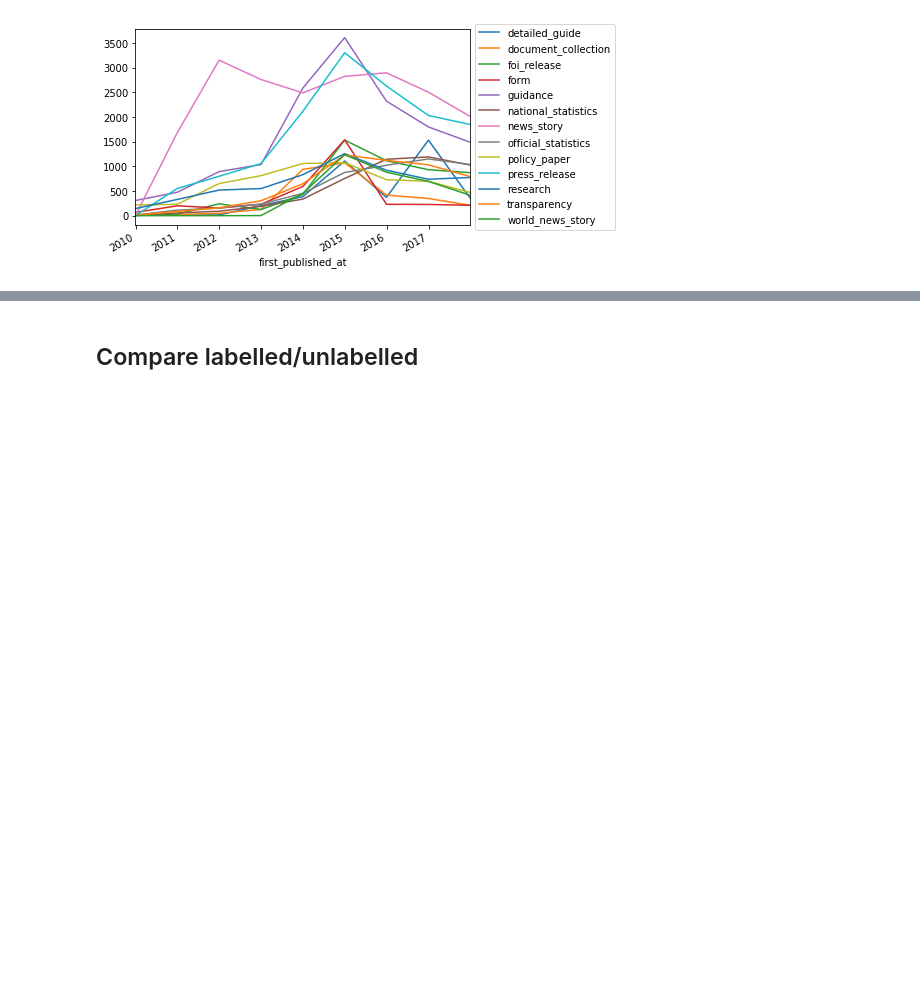
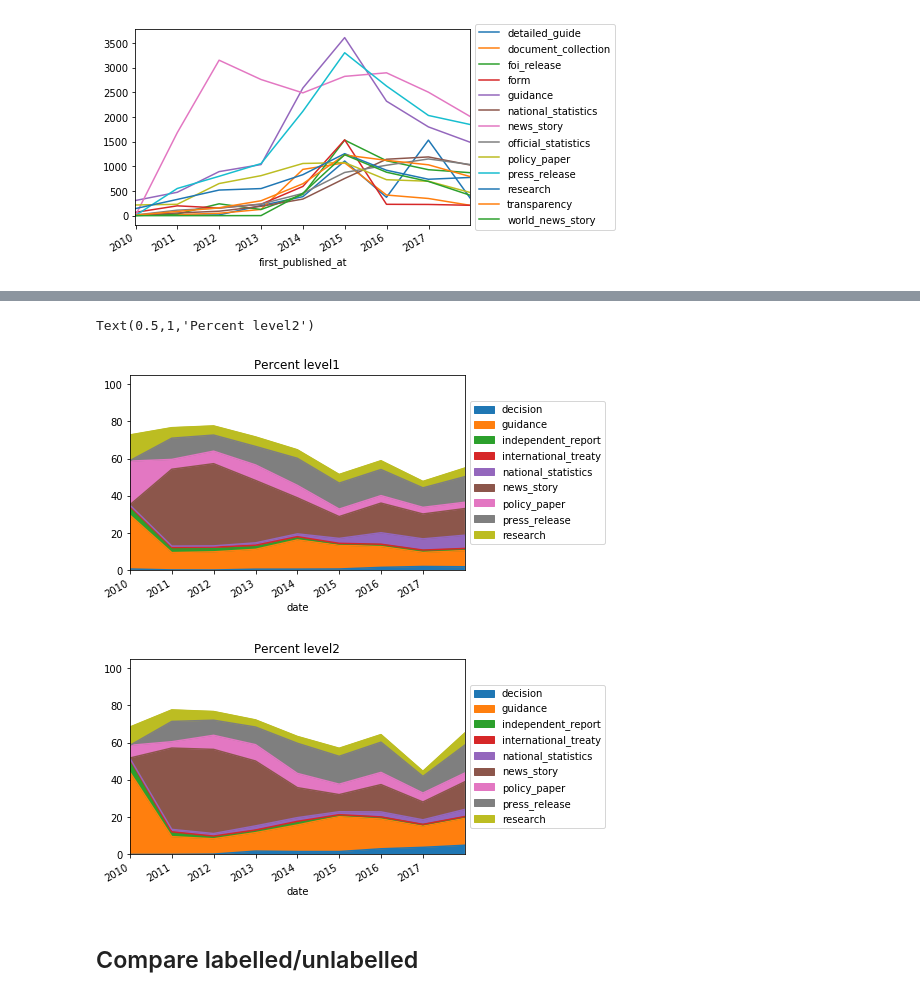
Before and after one commit to alphagov/govuk-taxonomy-supervised-learning, a Jupyter notebook: python/notebooks/EDA-MU.ipynb, the cells around one changed output, grey strips where cells are left out. Saved outputs shown, nothing was run; the diff lists cells and outputs as text; code cells hidden in the pictures; blank space fills up the shorter version.

```diff
--- a/python/notebooks/EDA-MU.ipynb
+++ b/python/notebooks/EDA-MU.ipynb
@@ -680,3 +759,18 @@ pandas.core.indexes.base.Index
+# %%
+#TO DO: SORT OUT SUBPLOTS
+lev1 = l1_top_pct.plot(kind='area', stacked=True)
+lev1.set_xlim(pd.Timestamp('2009-12-31'), pd.Timestamp('2017-12-31'))
+lev1.legend(loc='center left', bbox_to_anchor=(1, 0.5))
+plt.title("Percent level1")
+
+lev2 = l2_top_pct.plot(kind='area', stacked=True)
+lev2.set_xlim(pd.Timestamp('2009-12-31'), pd.Timestamp('2017-12-31'))
+lev2.legend(loc='center left', bbox_to_anchor=(1, 0.5))
+plt.title("Percent level2")
+# %% [output]
+Text(0.5,1,'Percent level2')
+[figure, added]
+[figure, added]
 # %% [markdown]
 ## Compare labelled/unlabelled
 # %%
```
Also changed, not shown: parts of 14 cells of this notebook.
